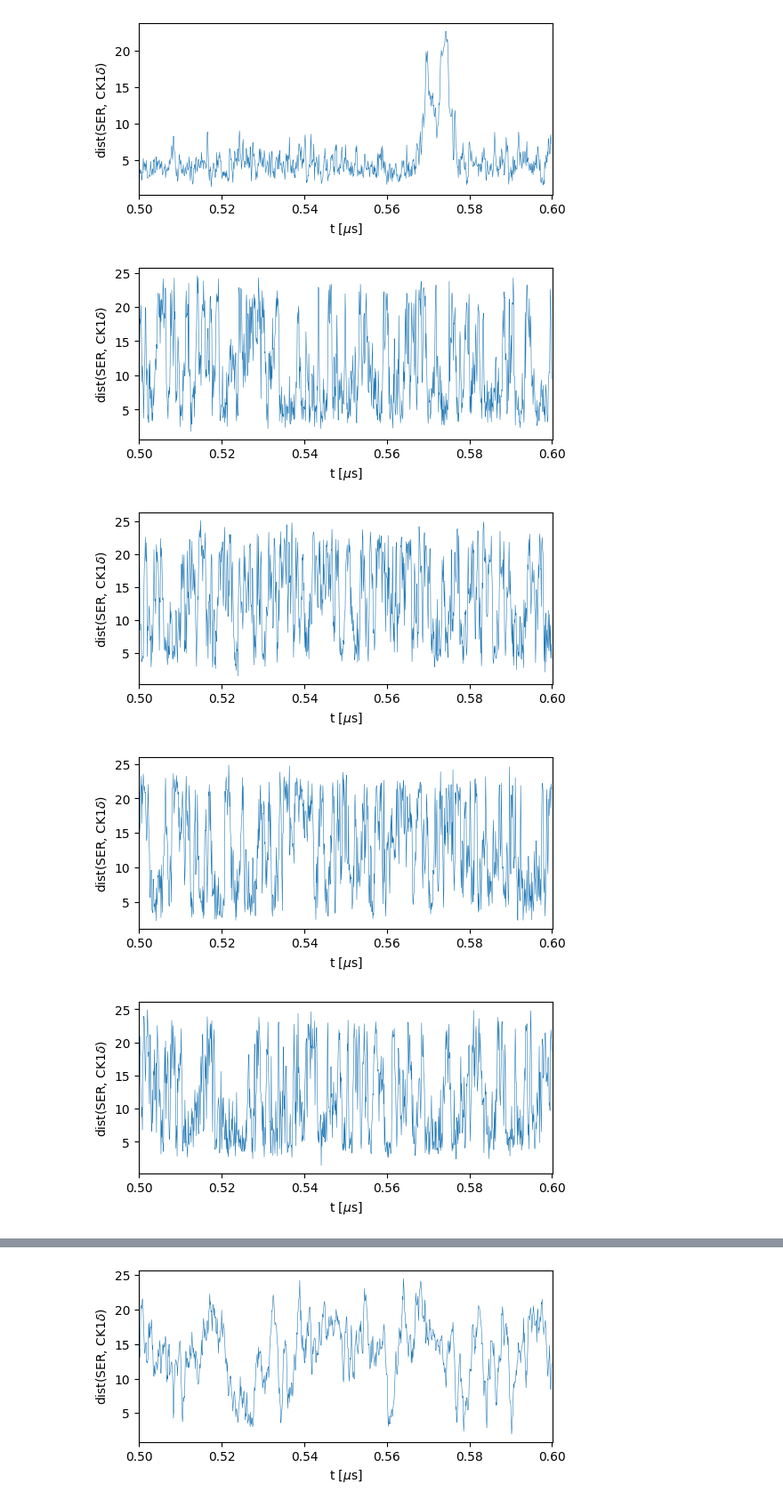
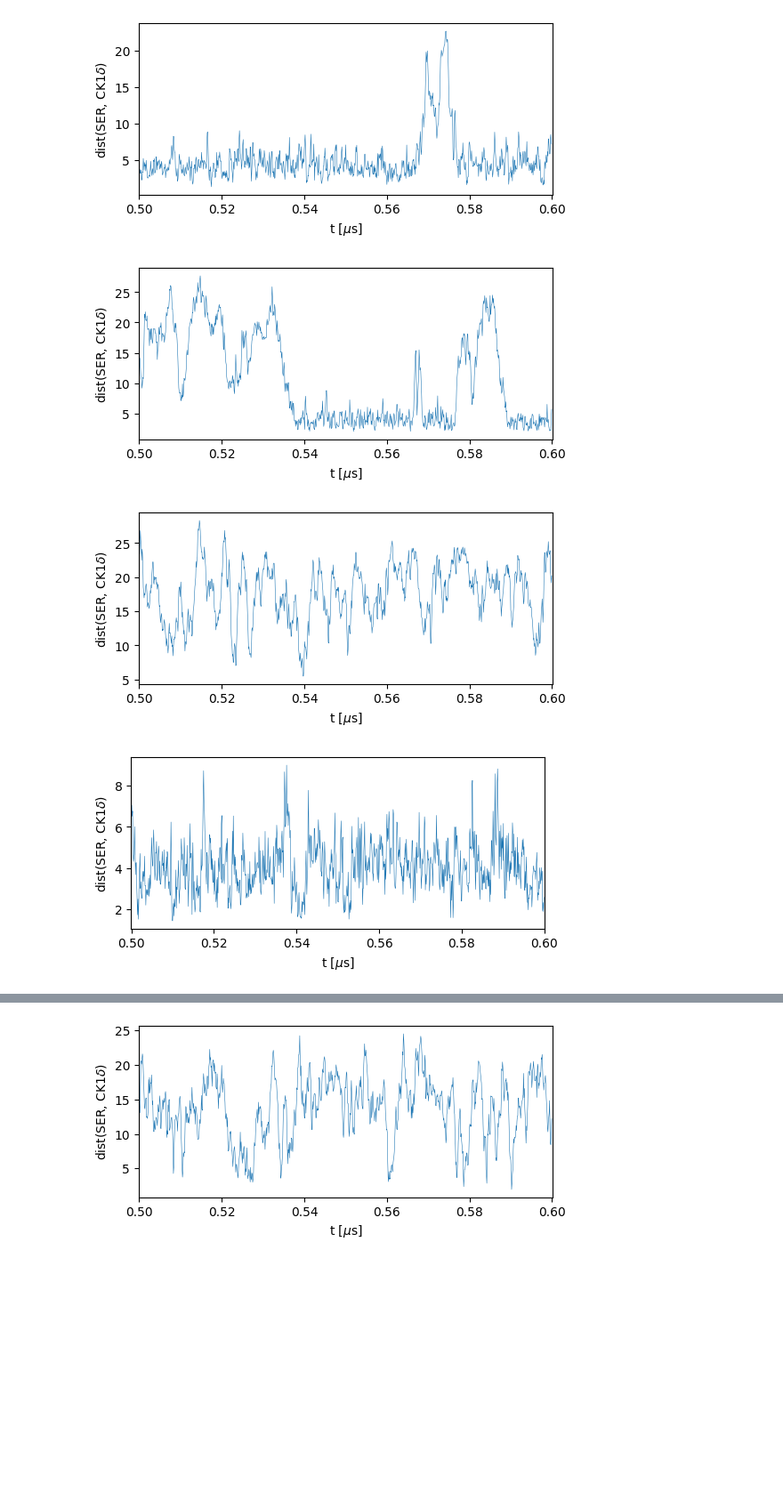
Before and after one commit to ezippo/HPA, a Jupyter notebook: process_traj.ipynb, the cells around one changed output, grey strips where cells are left out. Shown at 89% size. Drawn from its saved outputs; the diff is of its cells as text; code cells hidden in the pictures; blank space fills up the shorter version.

```diff
--- a/process_traj.ipynb
+++ b/process_traj.ipynb
@@ -45,16 +43,10 @@ hpau.center_trajectory(path_ss+'search_200-tdp43-lcd_2-ck1d-open_10-pp3/sim1_200
 # %%
-for i in range(1,11):
-    hpau.center_trajectory(path+f'sim_200-tdp43-lcd_CAL3/therm{i}_200-tdp43-lcd_CAL3_resize_end.gsd', path+f'sim_200-tdp43-lcd_CAL3/therm{i}_200-tdp43-lcd_CAL3_centered1.gsd')
-    hpau.center_trajectory(path+f'sim_200-tdp43-lcd_CAL3/therm{i}_200-tdp43-lcd_CAL3_centered1.gsd', path+f'sim_200-tdp43-lcd_CAL3/therm{i}_200-tdp43-lcd_CAL3_centered.gsd')
-    hpau.center_trajectory(path+f'sim_200-tdp43-lcd_CAL3/therm{i}_200-tdp43-lcd_CAL3_centered.gsd', path+f'sim_200-tdp43-lcd_CAL3/therm{i}_200-tdp43-lcd_CAL3_centered1.gsd')
-    hpau.center_trajectory(path+f'sim_200-tdp43-lcd_CAL3/therm{i}_200-tdp43-lcd_CAL3_centered1.gsd', path+f'sim_200-tdp43-lcd_CAL3/therm{i}_200-tdp43-lcd_CAL3_centered.gsd')
+for i in range(4,11):
+    hpau.center_trajectory(path_dp+f'sim_200-tdp43-lcd-2800pser_5-pp3/sim{i}_200-tdp43-lcd-2800pser_5-com-pp3_CAL3_5us_dump.gsd',
+                           path_dp+f'sim_200-tdp43-lcd-2800pser_5-pp3/sim{i}_200-tdp43-lcd-2800pser_5-com-pp3_CAL3_5us_dump_centered.gsd',
+                           group=[i for i in range(30800)], cluster=True, cutoff=2.5)
 # %%
 !rm /localscratch/zippoema/project_ness/simulations/sim_200-tdp43-lcd_CAL3/therm*_200-tdp43-lcd_CAL3_centered1.gsd
-# %%
-for i in range(1,2):
-    hpau.center_trajectory(path+'search_steadystate/search_200-tdp43-lcd_2-ck1d-open_10-pp3/'+f'sim{i}_200-tdp43-lcd-2000pSer_2-com-ck1d-open_10-com-pp3_CAL3_search_5us_dump.gsd',
-                            path+'search_steadystate/search_200-tdp43-lcd_2-ck1d-open_10-pp3/'+f'sim{i}_200-tdp43-lcd-2000pSer_2-com-ck1d-open_10-com-pp3_CAL3_search_5us_dump_centered.gsd',
-                            )
 # %% [markdown]
 ### Unwrap trajectory
 # %%
@@ -135,16 +127,15 @@ for s in range(1,4):
 [figure]
 [figure]
 # %%
-for s in range(1,11):
-    d = hpau.create_distance_file(path_fix+f'sim_ser19_dmu-5_0_1-tdp43-5pser_1-ck1d-open_1-pp3_fixed/sim{s}_ser19_dmu-5_0_1-tdp43-5pser_com-ck1d-open_com-pp3_fixed_CAL3_dump.gsd',
+for s in range(1,4):
+    d = hpau.create_distance_file(path_fix+f'sim_ser19_dmu-5_0_1-tdp43-5pser_1-ck1d-open_1-pp3_sp_repel/sim{s}_ser19_dmu-5_0_1-tdp43-5pser_com-ck1d-open_com-pp3_CAL3_sp_repel_200K_5k_dump.gsd',
                                          id1=[300,301,302], id2=[i for i in range(154)], mean1=True, therm=0)
-    tmp = hpau.create_distance_file(path_fix+f'sim_ser19_dmu-5_0_1-tdp43-5pser_1-ck1d-open_1-pp3_fixed/sim{s}_ser19_dmu-5_0_1-tdp43-5pser_com-ck1d-open_com-pp3_fixed_CAL3_dump.gsd',
+    tmp = hpau.create_distance_file(path_fix+f'sim_ser19_dmu-5_0_1-tdp43-5pser_1-ck1d-open_1-pp3_sp_repel/sim{s}_ser19_dmu-5_0_1-tdp43-5pser_com-ck1d-open_com-pp3_CAL3_sp_repel_200K_5k_dump.gsd',
                                          id1=[445+92,445+94,445+120,445+152,445+283], id2=[i for i in range(154)], mean1=True, therm=0)
     d = np.append(d, tmp, axis=1)
-    np.savetxt(path_fix+f'sim_ser19_dmu-5_0_1-tdp43-5pser_1-ck1d-open_1-pp3_fixed/sim{s}_ser19_dmu-5_0_1-tdp43-5pser_com-ck1d-open_com-pp3_fixed_CAL3_dist.txt', d)
+    np.savetxt(path_fix+f'sim_ser19_dmu-5_0_1-tdp43-5pser_1-ck1d-open_1-pp3_sp_repel/sim{s}_ser19_dmu-5_0_1-tdp43-5pser_com-ck1d-open_com-pp3_CAL3_sp_repel_200K_5k_dist.txt', d)
     hpapl.plot_dist(d,part_id=5,start=5000,end=6000)
 # %% [output]
-[figure, old version]
+[figure, new version]
-[figure, old version]
+[figure, new version]
-[figure, old version]
+[figure, new version]
-[figure, removed]
```
Also changed, not shown: parts of 8 cells of this notebook, 4 other files.
